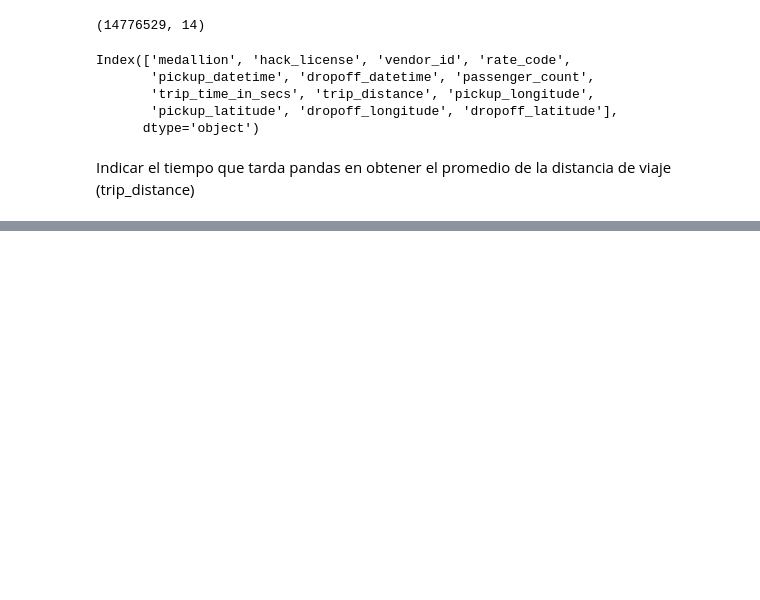
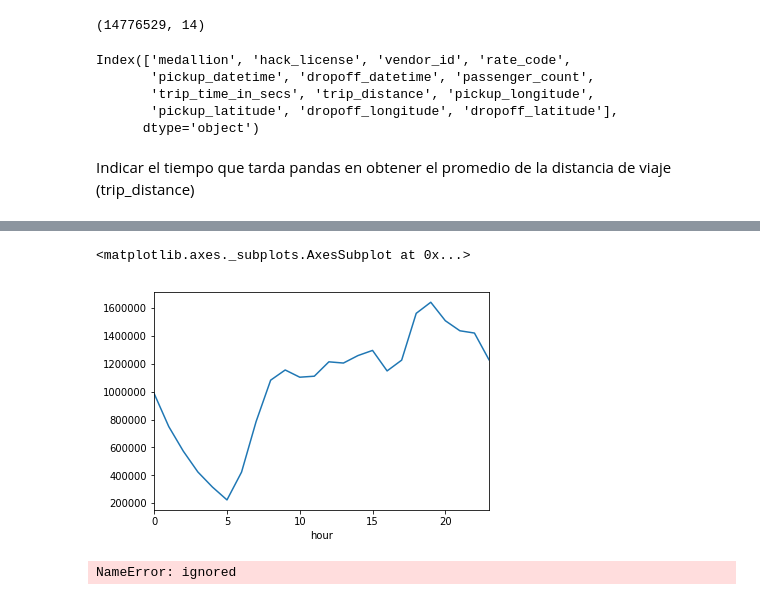
Before and after one commit to htapiagroup/sistemas-distribuidos-evaluacion-intersemestral-ark150, a Jupyter notebook: MAC_SistDist_Ex1_LDHJ.ipynb, the cells around one changed output, grey strips where cells are left out. Saved outputs shown, nothing was run; the diff lists cells and outputs as text; code cells hidden in the pictures; blank space fills up the shorter version.

```diff
--- a/MAC_SistDist_Ex1_LDHJ.ipynb
+++ b/MAC_SistDist_Ex1_LDHJ.ipynb
@@ -265,0 +466,8 @@ Para descargar solo un archivo
+# %%
+graf=nuevo
+# %%
+graf['hour'] = graf['dropoff_datetime'].dt.hour
+graf['weekday'] = graf['dropoff_datetime'].dt.weekday
+# %%
+grafPorHora=graf.groupby('hour')
+grafPorDia=graf.groupby('weekday')
@@ -265,0 +481,6 @@ Para descargar solo un archivo
+# %%
+grafPorHora['passenger_count'].sum().plot.line()
+#grafPorDia['passenger_count'].sum().plot.line()
+# %% [output]
+<matplotlib.axes._subplots.AxesSubplot at 0x...>
+[figure, added]
@@ -265,0 +489,5 @@ Para descargar solo un archivo
+# %%
+taxi['hour'] = taxi['dropoff_datetime'].dt.hour
+taxi['weekday'] = taxi['dropoff_datetime'].dt.weekday
+# %% [output]
+NameError: ignored
```
Also changed, not shown: parts of 68 cells of this notebook.
